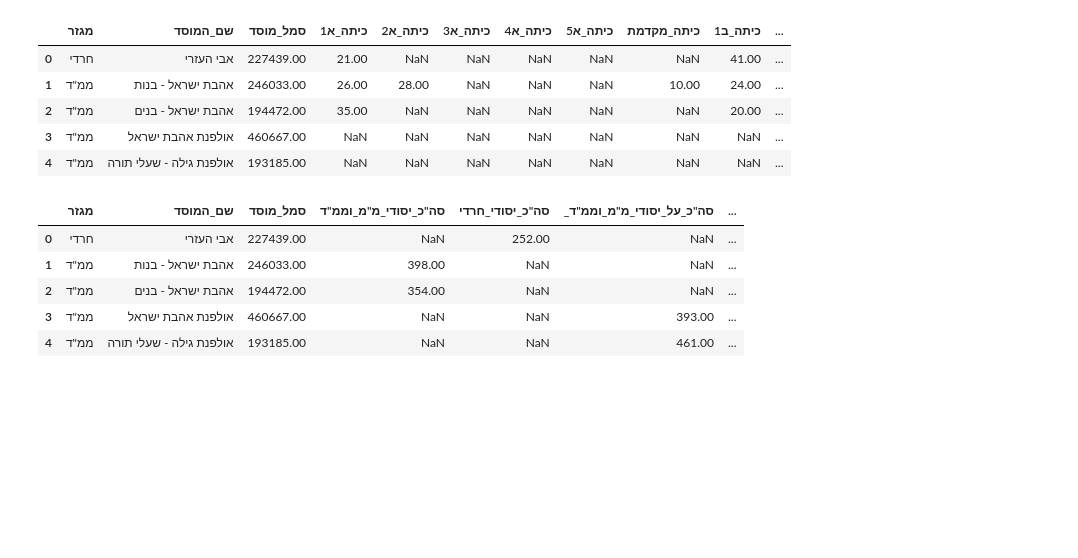
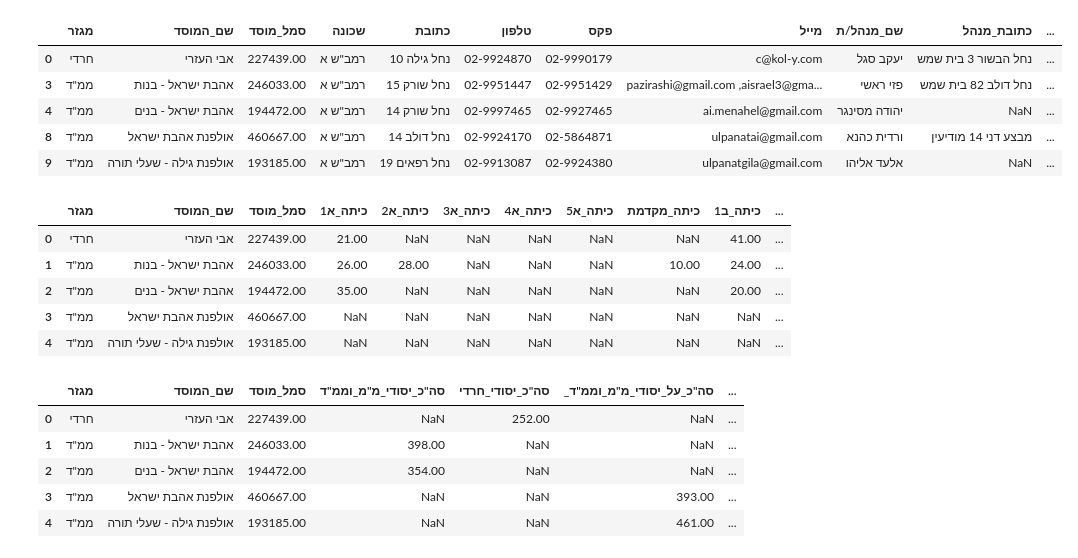
Before and after one commit to DavidPerelman/education, a Jupyter notebook: betshemesh_muni/main.ipynb, the cells around one changed output. Cells and saved outputs as stored; diff of their text form; code cells hidden in the pictures; blank space fills up the shorter version.

```diff
--- a/betshemesh_muni/main.ipynb
+++ b/betshemesh_muni/main.ipynb
@@ -38,2 +31,12 @@ JTMT_setls_schools_coordinates=remove_spaces_in_columns(JTMT_setls_schools_coord
+# %%
+BShemesh['SRC'] = ''
+BShemesh.head()
+# %% [output]
+|  | מגזר | שם_המוסד | סמל_מוסד | שכונה | כתובת | טלפון | פקס | מייל | שם_מנהל/ת | כתובת_מנהל | ... |
+| 0 | חרדי | אבי העזרי | 227439.00 | רמב"ש א | נחל גילה 10 | 02-9924870 | 02-9990179 | c@kol-y.com | יעקב סגל | נחל הבשור 3 בית שמש | ... |
+| 3 | ממ"ד | אהבת ישראל - בנות | 246033.00 | רמב"ש א | נחל שורק 15 | 02-9951447 | 02-9951429 | pazirashi@gmail.com ,aisrael3@gma... | פזי ראשי | נחל דולב 82 בית שמש | ... |
+| 4 | ממ"ד | אהבת ישראל - בנים | 194472.00 | רמב"ש א | נחל שורק 14 | 02-9997465 | 02-9927465 | ai.menahel@gmail.com | יהודה מסינגר | NaN | ... |
+| 8 | ממ"ד | אולפנת אהבת ישראל | 460667.00 | רמב"ש א | נחל דולב 14 | 02-9924170 | 02-5864871 | ulpanatai@gmail.com | ורדית כהנא | מבצע דני 14 מודיעין | ... |
+| 9 | ממ"ד | אולפנת גילה - שעלי תורה | 193185.00 | רמב"ש א | נחל רפאים 19 | 02-9913087 | 02-9924380 | ulpanatgila@gmail.com | אלעד אליהו | NaN | ... |
 # %%
 # מיזוג הטבלאות לפי העמודה "סמל_מוסד"
```
Also changed, not shown: parts of 8 cells of this notebook, 2 other files.
